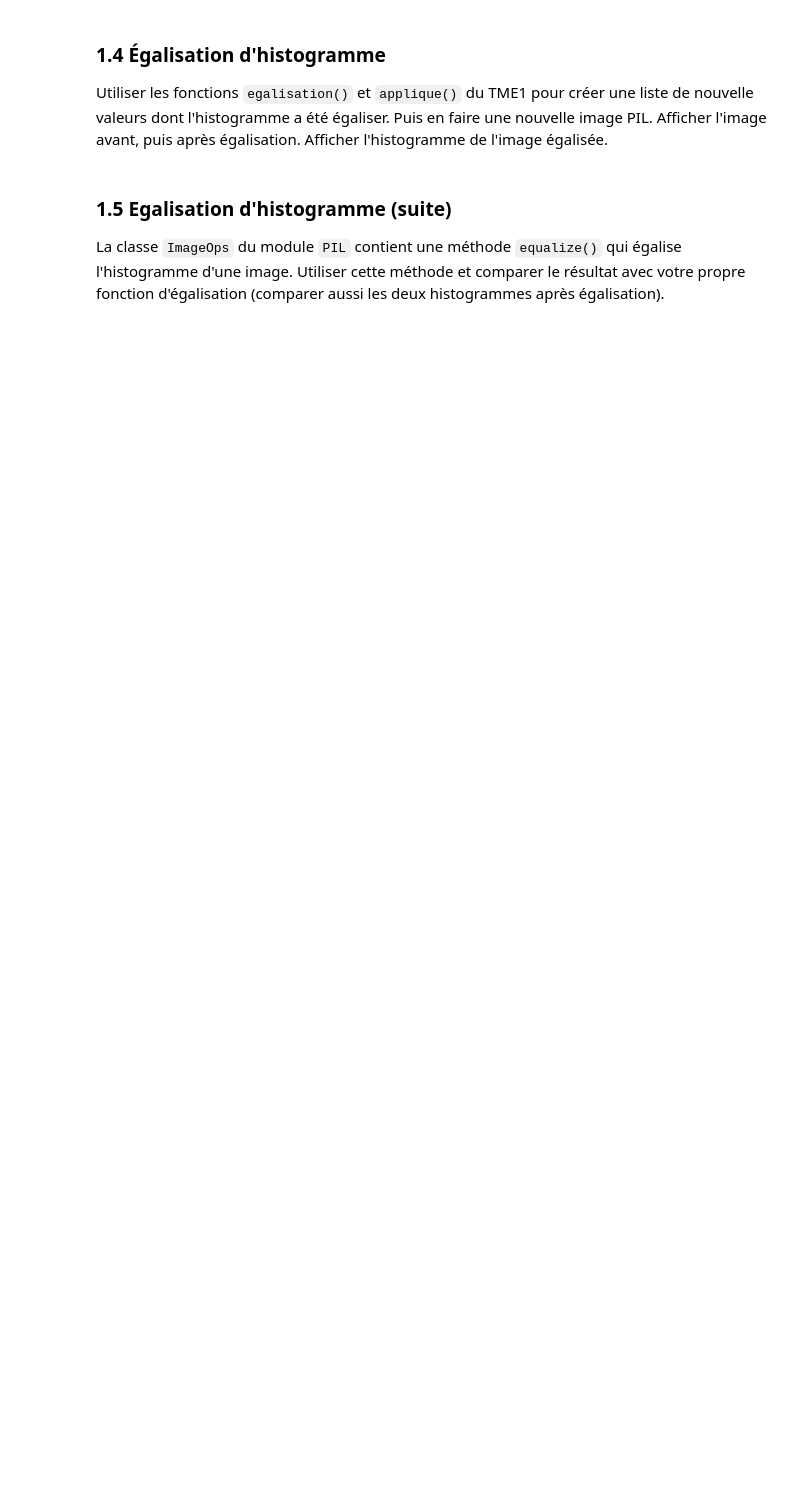
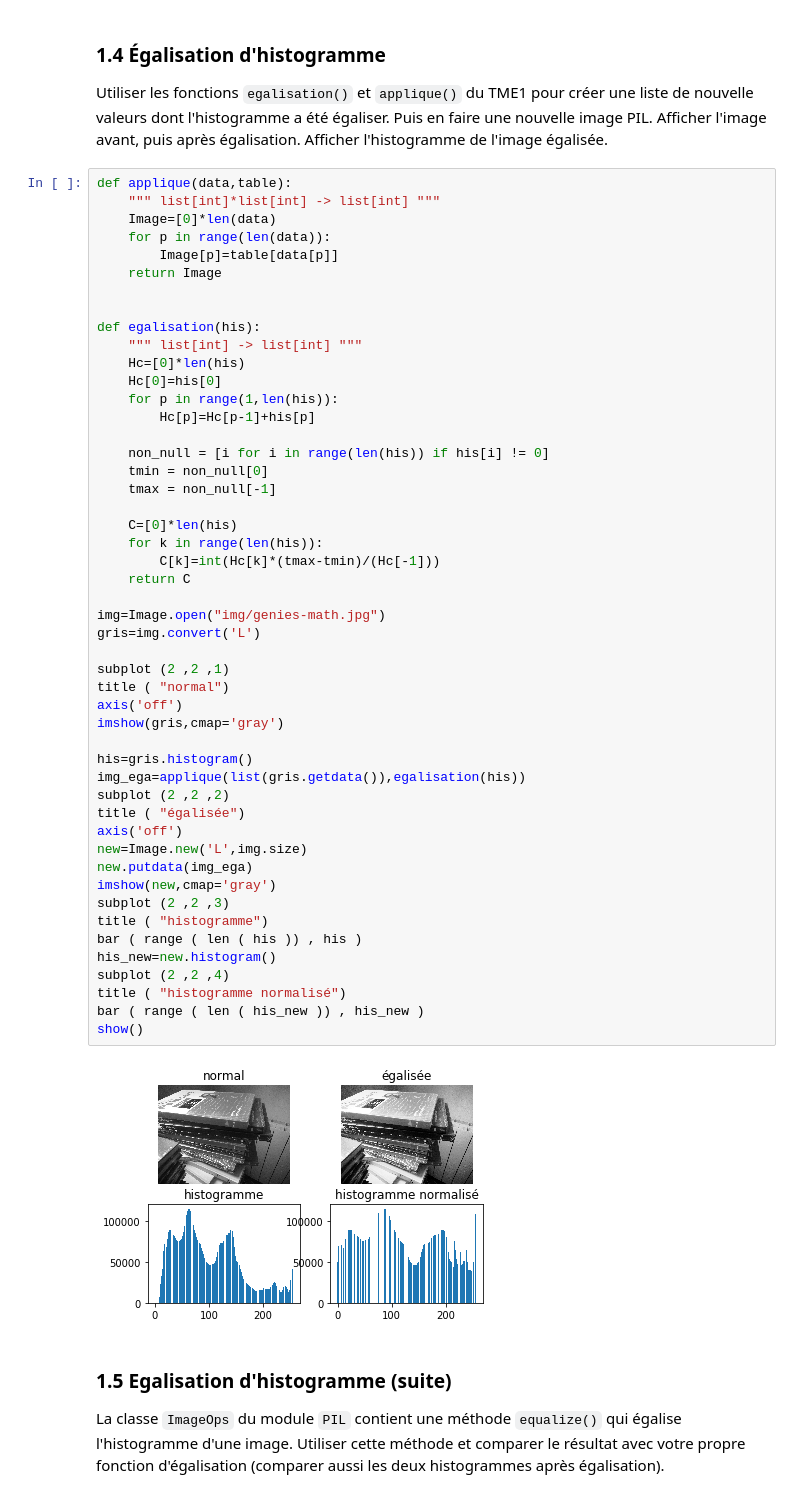
Before and after one commit to azn94/UE-Image, a Jupyter notebook: TME2/TME2_Sujet.ipynb, the cells around one changed output. Saved outputs shown, nothing was run; the diff lists cells and outputs as text; blank space fills up the shorter version.

```diff
--- a/TME2/TME2_Sujet.ipynb
+++ b/TME2/TME2_Sujet.ipynb
@@ -47,6 +47,57 @@ bar ( range ( len ( his )) , his )
 # %% [markdown]
 ### 1.4 Égalisation d'histogramme
 Utiliser les fonctions `egalisation()` et `applique()` du TME1 pour créer une liste de nouvelle valeurs dont l'histogramme a été égaliser. Puis en faire une nouvelle image PIL. Afficher l'image avant, puis après égalisation. Afficher l'histogramme de l'image égalisée.
+# %%
+def applique(data,table):
+    """ list[int]*list[int] -> list[int] """
+    Image=[0]*len(data)
+    for p in range(len(data)):
+        Image[p]=table[data[p]]
+    return Image
+
+
+def egalisation(his):
+    """ list[int] -> list[int] """
+    Hc=[0]*len(his)
+    Hc[0]=his[0]
+    for p in range(1,len(his)):
+        Hc[p]=Hc[p-1]+his[p]
+
+    non_null = [i for i in range(len(his)) if his[i] != 0]
+    tmin = non_null[0]
+    tmax = non_null[-1]
+
+    C=[0]*len(his)
+    for k in range(len(his)):
+        C[k]=int(Hc[k]*(tmax-tmin)/(Hc[-1]))
+    return C
+
+img=Image.open("img/genies-math.jpg")
+gris=img.convert('L')
+
+subplot (2 ,2 ,1)
+title ( "normal")
+axis('off')
+imshow(gris,cmap='gray')
+
+his=gris.histogram()
+img_ega=applique(list(gris.getdata()),egalisation(his))
+subplot (2 ,2 ,2)
+title ( "égalisée")
+axis('off')
+new=Image.new('L',img.size)
+new.putdata(img_ega)
+imshow(new,cmap='gray')
+subplot (2 ,2 ,3)
+title ( "histogramme")
+bar ( range ( len ( his )) , his )
+his_new=new.histogram()
+subplot (2 ,2 ,4)
+title ( "histogramme normalisé")
+bar ( range ( len ( his_new )) , his_new )
+show()
+# %% [output]
+[figure, added]
 # %% [markdown]
 ### 1.5 Egalisation d'histogramme (suite)
 La classe `ImageOps` du module `PIL` contient une méthode `equalize()` qui égalise l'histogramme d'une image. Utiliser cette méthode et comparer le résultat avec votre propre fonction d'égalisation (comparer aussi les deux histogrammes après égalisation).
```
Also changed, not shown: parts of 10 cells of this notebook, 4 other files.
